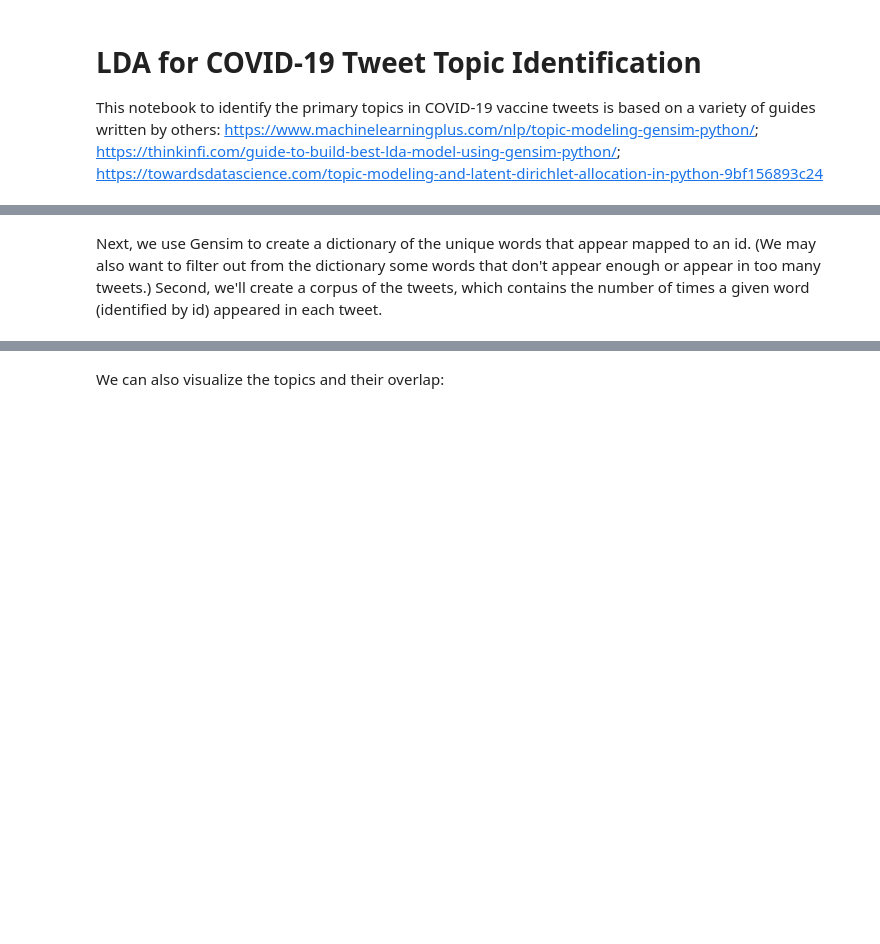
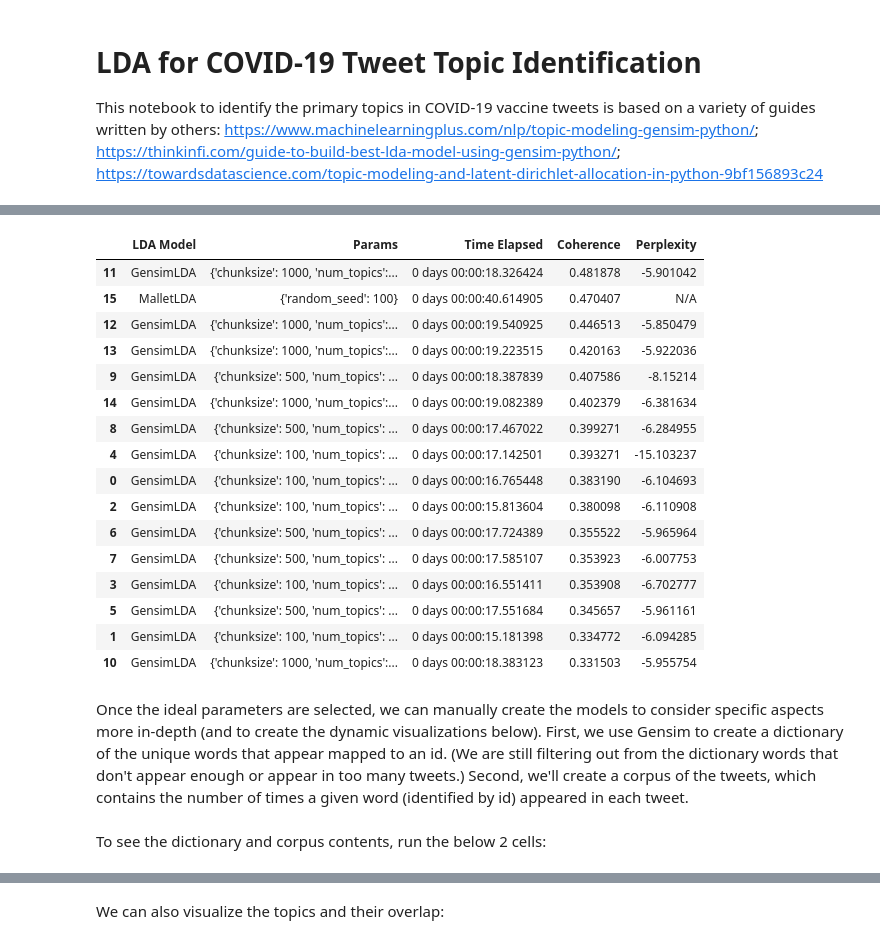
Before and after one commit to natalie-ayers/Classification-of-Twitter-Vaccine-Hesitancy, a Jupyter notebook: lda_topics.ipynb, the cells around one changed output, grey strips where cells are left out. Saved outputs shown, nothing was run; the diff lists cells and outputs as text; code cells hidden in the pictures; blank space fills up the shorter version.

Commit message:
updating lda_topics.ipynb to perform grid search for lda models

```diff
--- a/lda_topics.ipynb
+++ b/lda_topics.ipynb
@@ -21,8 +19,8 @@ tweets = os.listdir('data/pre-processed')
 # %%
+tweets = os.listdir('data/labeled')
 tweets_dfs = []
 for tweet in tweets:
-    tw_file = 'data/pre-processed/' + tweet
-    df = pd.read_csv(tw_file)
+    tw_file = 'data/labeled/' + tweet
+    df = pd.read_json(tw_file)
     tweets_dfs.append(df)
 tweets_clean = pd.concat(tweets_dfs)
-tweets_clean = tweets_clean[tweets_clean['text_cln_tok'].notna()]
@@ -29,3 +29,5 @@ tweets_clean = tweets_clean[tweets_clean['text_cln_tok'].notna()]
+# %%
+tweets_negneut = tweets_clean[tweets_clean['score']<=0]
 # %%
 print("""
     Size of combined df:\t{}
@@ -59,0 +70,2 @@ Create bigram and trigram lists as well? Additional models to try? If so, use Ge
+# %%
+results = pipeline.choose_lda_models(tweets_negneut['text_cln_tok'])
@@ -60,4 +94,24 @@ Create bigram and trigram lists as well? Additional models to try? If so, use Ge
+# %%
+results.sort_values('Coherence', ascending=False)
+# %% [output]
+|  | LDA Model | Params | Time Elapsed | Coherence | Perplexity |
+| 11 | GensimLDA | {'chunksize': 1000, 'num_topics':... | 0 days 00:00:18.326424 | 0.481878 | -5.901042 |
+| 15 | MalletLDA | {'random_seed': 100} | 0 days 00:00:40.614905 | 0.470407 | N/A |
+| 12 | GensimLDA | {'chunksize': 1000, 'num_topics':... | 0 days 00:00:19.540925 | 0.446513 | -5.850479 |
+| 13 | GensimLDA | {'chunksize': 1000, 'num_topics':... | 0 days 00:00:19.223515 | 0.420163 | -5.922036 |
+| 9 | GensimLDA | {'chunksize': 500, 'num_topics': ... | 0 days 00:00:18.387839 | 0.407586 | -8.15214 |
+| 14 | GensimLDA | {'chunksize': 1000, 'num_topics':... | 0 days 00:00:19.082389 | 0.402379 | -6.381634 |
+| 8 | GensimLDA | {'chunksize': 500, 'num_topics': ... | 0 days 00:00:17.467022 | 0.399271 | -6.284955 |
+| 4 | GensimLDA | {'chunksize': 100, 'num_topics': ... | 0 days 00:00:17.142501 | 0.393271 | -15.103237 |
+| 0 | GensimLDA | {'chunksize': 100, 'num_topics': ... | 0 days 00:00:16.765448 | 0.383190 | -6.104693 |
+| 2 | GensimLDA | {'chunksize': 100, 'num_topics': ... | 0 days 00:00:15.813604 | 0.380098 | -6.110908 |
+| 6 | GensimLDA | {'chunksize': 500, 'num_topics': ... | 0 days 00:00:17.724389 | 0.355522 | -5.965964 |
+| 7 | GensimLDA | {'chunksize': 500, 'num_topics': ... | 0 days 00:00:17.585107 | 0.353923 | -6.007753 |
+| 3 | GensimLDA | {'chunksize': 100, 'num_topics': ... | 0 days 00:00:16.551411 | 0.353908 | -6.702777 |
+| 5 | GensimLDA | {'chunksize': 500, 'num_topics': ... | 0 days 00:00:17.551684 | 0.345657 | -5.961161 |
+| 1 | GensimLDA | {'chunksize': 100, 'num_topics': ... | 0 days 00:00:15.181398 | 0.334772 | -6.094285 |
+| 10 | GensimLDA | {'chunksize': 1000, 'num_topics':... | 0 days 00:00:18.383123 | 0.331503 | -5.955754 |
 # %% [markdown]
-Next, we use Gensim to create a dictionary of the unique words that appear mapped to an id. (We may also want to filter out from the dictionary some words that don't appear enough or appear in too many tweets.) Second, we'll create a corpus of the tweets, which contains the number of times a given word (identified by id) appeared in each tweet.
+Once the ideal parameters are selected, we can manually create the models to consider specific aspects more in-depth (and to create the dynamic visualizations below). First, we use Gensim to create a dictionary of the unique words that appear mapped to an id. (We are still filtering out from the dictionary words that don't appear enough or appear in too many tweets.) Second, we'll create a corpus of the tweets, which contains the number of times a given word (identified by id) appeared in each tweet.
 # %%
 import ast
@@ -72,3 +126,5 @@ single_corpus = [single_dict.doc2bow(tweet) for tweet in tweets_clean_lst]
+# %% [markdown]
+To see the dictionary and corpus contents, run the below 2 cells:
 # %%
 print(single_dict.token2id)
 # %% [output]
```
Also changed, not shown: parts of 32 cells of this notebook, 1 other file.
